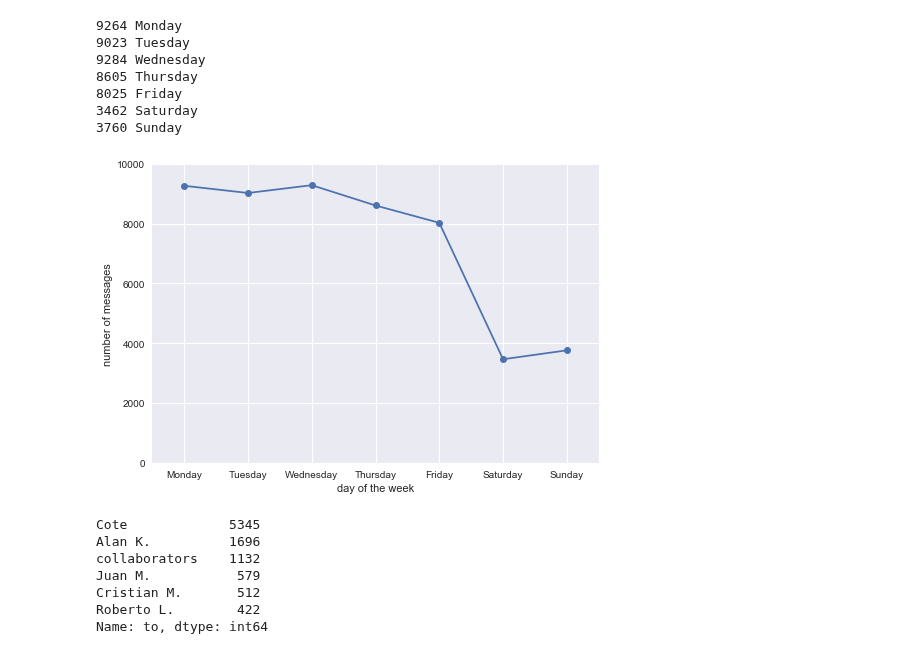
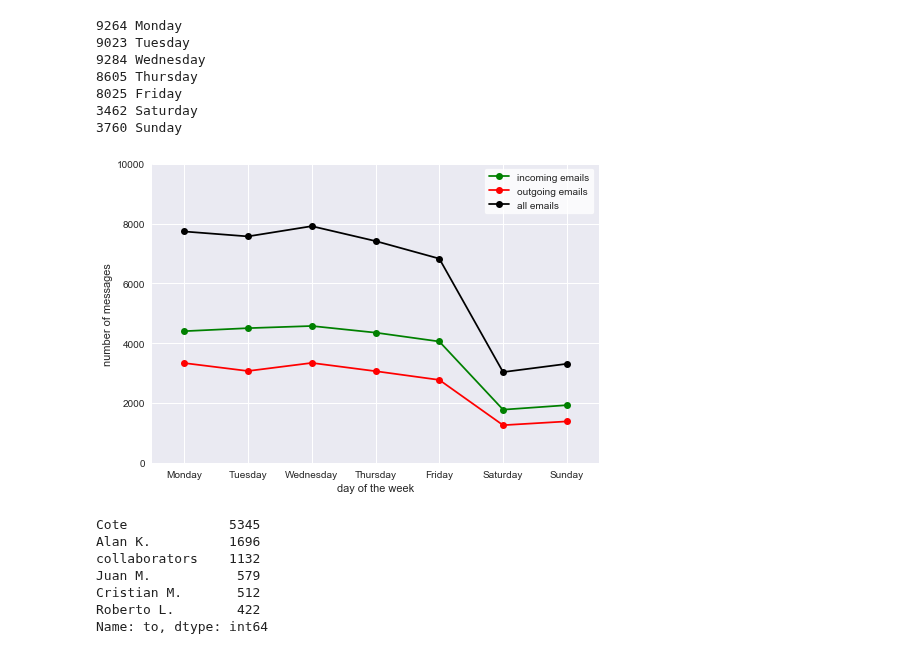
Before and after one commit to jsdiazpo/Gmail_Analysis, a Jupyter notebook: Gmail_Analysis.ipynb, the cells around one changed output. Saved outputs shown, nothing was run; the diff lists cells and outputs as text; code cells hidden in the pictures.

```diff
--- a/Gmail_Analysis.ipynb
+++ b/Gmail_Analysis.ipynb
@@ -273,10 +290,6 @@ plt.legend();
 # %%
 days = ['Monday', 'Tuesday', 'Wednesday', 'Thursday', 'Friday', 'Saturday', 'Sunday']
 # %%
-dow, day = [], []
+dow = []
 for i in range(len(df)):
-    try:
-        dow.append(df['date'][i].weekday())
-        day.append(days[dow[i]])
-    except:
-        print(i)
+    dow.append(df['date'][i].weekday())
@@ -288,7 +297,6 @@ len(dow), len(day), len(df)
 Create new `series` with the day of the week of the message
 # %%
 df['dow'] = dow
-df['day'] = day
 df[['subject', 'date', 'dow', 'day', 'label']].head(4)
 # %% [output]
 |  | subject | date | dow | day | label |
@@ -296,14 +304,20 @@ df[['subject', 'date', 'dow', 'day', 'label']].head(4)
 | 1 | None | 2018-01-27 17:48:17 | 5 | Saturday | Important,Jan |
 | 2 | None | 2018-01-26 18:59:24 | 4 | Friday | Important,Jan |
 | 3 | aantonop: "Bitcoin Q&A: Layered s... | 2018-01-26 17:47:20 | 4 | Friday | Trash |
+# %%
+df_in = df[df['to'] == 'me']
+df_out = df[df['from'] == 'me']
 # %% [markdown]
 We can now get the distribution of messages per day of the week
 # %%
-dow_map = {}
+dow_in, dow_out = {}, {}
 for i in range(7):
-    dow_map[i] = 0
-for i in df['dow']:
-    dow_map[i] += 1
+    dow_in[i] = 0
+    dow_out[i] = 0
+for i in df_in['dow']:
+    dow_in[i] += 1
+for i in df_out['dow']:
+    dow_out[i] += 1
 # %%
 for k,v in dow_map.items():
     print(v, days[k])
@@ -316,18 +330,23 @@ for k,v in dow_map.items():
 3462 Saturday
 3760 Sunday
 # %%
-x, y = [], []
-for k,v in dow_map.items():
-    x.append(k)
-    y.append(v)
+x, y_in, y_out, y_all = [], [], [], []
+for key in dow_in.keys():
+    x.append(key)
+    y_in.append(dow_in[key])
+    y_out.append(dow_out[key])
+    y_all.append(dow_in[key] + dow_out[key])
 
-plt.plot(x, y, 'o-')
+plt.plot(x, y_in, 'o-', color='g', label='incoming emails')
+plt.plot(x, y_out, 'o-', color='r', label='outgoing emails')
+plt.plot(x, y_all, 'o-', color='k', label='all emails')
 plt.axis([-0.5, 6.5, 0, 10000])
 plt.xlabel('day of the week')
 plt.ylabel('number of messages')
-plt.xticks(x, days);#, rotation='vertical')
+plt.xticks(x, days)
+plt.legend(frameon=True).get_frame().set_color('white');
 # %% [output]
-[figure, old version]
+[figure, new version]
 # %%
 def rename(txt, list_to_rename, new_name):
     txt = str(txt)
```
Also changed, not shown: parts of 8 cells of this notebook.
